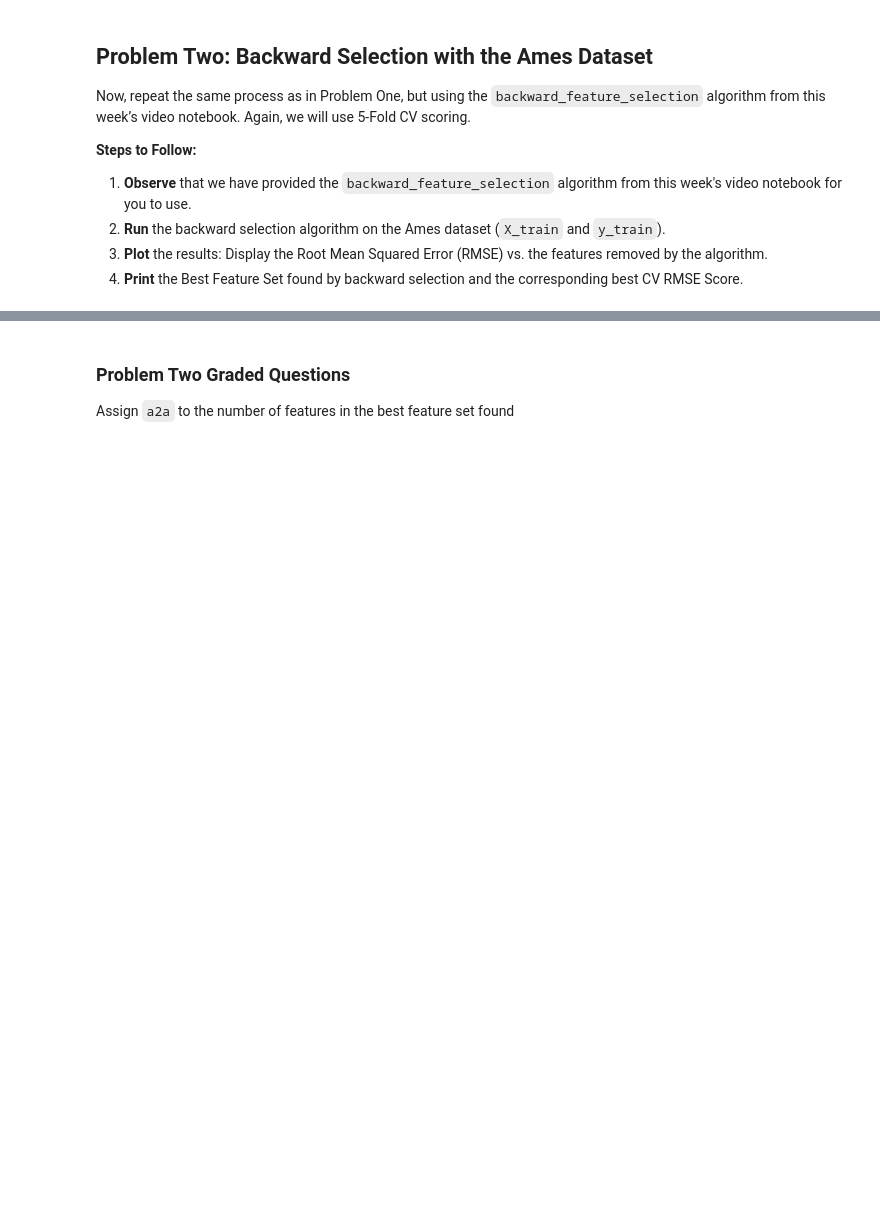
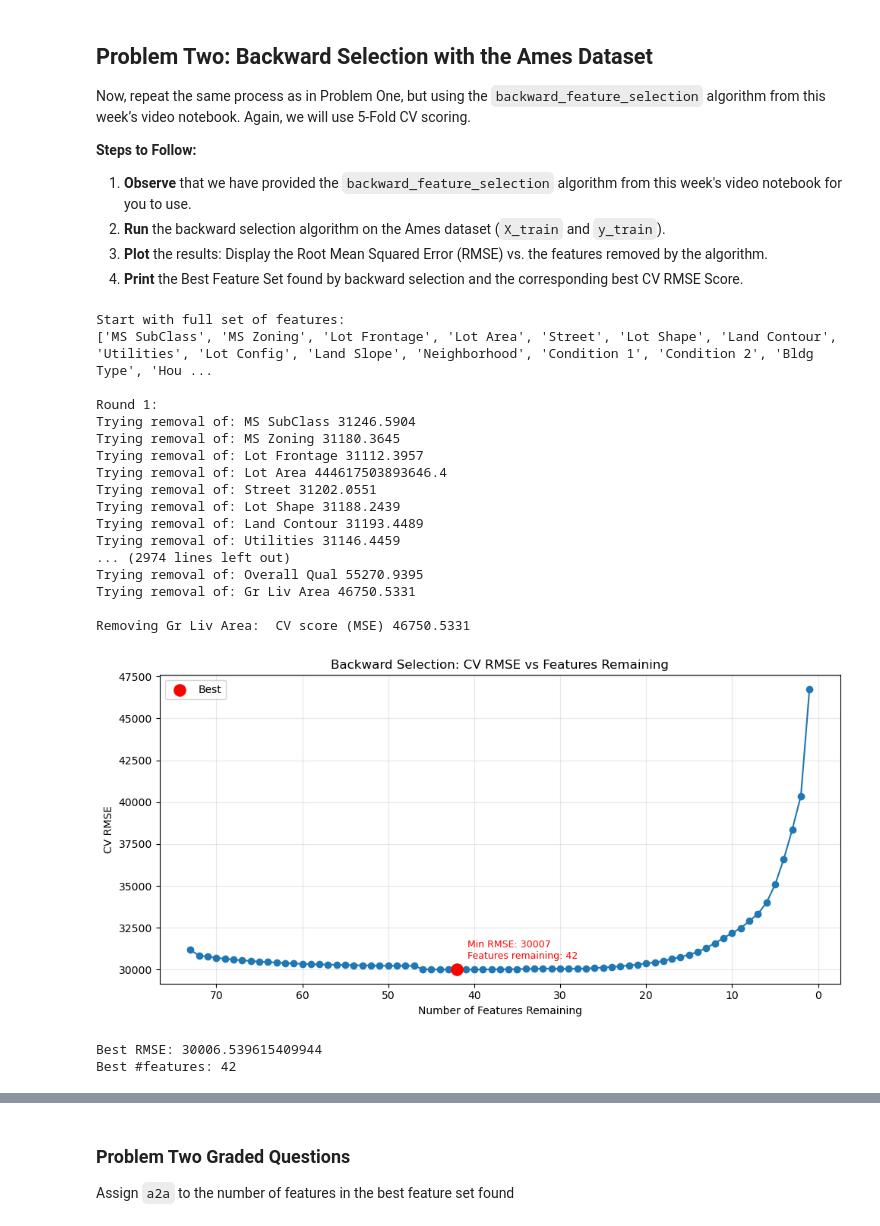
Before and after one commit to ktennant5378/Module-3-Assignments, a Jupyter notebook: Homework_05.ipynb, the cells around one changed output, grey strips where cells are left out. Saved outputs shown, nothing was run; the diff lists cells and outputs as text; code cells hidden in the pictures; blank space fills up the shorter version.

```diff
--- a/Homework_05.ipynb
+++ b/Homework_05.ipynb
@@ -218,7 +337,7 @@ Now, repeat the same process as in Problem One, but using the `backward_feature_
 # Backward Feature Selection
 
 def backward_feature_selection(X, y, model,
-                               scoring='neg_mean_squared_error',
+                               scoring='neg_root_mean_squared_error',
                                cv = 5,
                                tol=None,               # None = no delta cutoff
                                                        # use 0.0 for "no further improvements"
@@ -279,32 +398,60 @@ def backward_feature_selection(X, y, model,
                 feature_to_remove = feature
                 best_new_features = new_feature_set
 
         # Check if improvement is significant enough (if tol is set)
         if tol is not None and (prev_score - lowest_score) < tol:
             if verbose:
                 print("\nStopping early due to minimal improvement.")
             break
 
         # Update the best score and feature set if current removal improves performance
         if lowest_score < best_score:
             best_score = lowest_score
             best_feature_set = best_new_features.copy()
 
         # Update trackers for this round
         prev_score = lowest_score
         features_remaining = best_new_features
         selected_features.append(feature_to_remove)
         best_scores.append(lowest_score)
 
         if verbose:
             print(f'\nRemoving {feature_to_remove}:  CV score (MSE) {np.around(lowest_score, 4)}\n')
         round_num += 1
 
     return (
         selected_features,      # Order in which features were removed
         best_scores,            # CV scores after each removal step
         best_feature_set,       # Feature set that achieved the best CV score
         best_score              # Best (lowest) CV score
     )
+
+
+X = X_train
+y = y_train
+model = LinearRegression()
+
+selected_features, best_scores, best_feature_set, best_score = backward_feature_selection(X, y, model)
+# %% [output]
+Start with full set of features:
+['MS SubClass', 'MS Zoning', 'Lot Frontage', 'Lot Area', 'Street', 'Lot Shape', 'Land Contour', 'Utilities', 'Lot Config', 'Land Slope', 'Neighborhood', 'Condition 1', 'Condition 2', 'Bldg Type', 'Hou ...
+
+Round 1:
+Trying removal of: MS SubClass 31246.5904
+Trying removal of: MS Zoning 31180.3645
+Trying removal of: Lot Frontage 31112.3957
+Trying removal of: Lot Area 444617503893646.4
+Trying removal of: Street 31202.0551
+Trying removal of: Lot Shape 31188.2439
+Trying removal of: Land Contour 31193.4489
+Trying removal of: Utilities 31146.4459
+... (2974 lines left out)
+Trying removal of: Overall Qual 55270.9395
+Trying removal of: Gr Liv Area 46750.5331
+
+Removing Gr Liv Area:  CV score (MSE) 46750.5331
+[figure, added]
+Best RMSE: 30006.539615409944
+Best #features: 42
 # %%
 # Your code here:  Run Backward Feature Selection, plot the results, and print out the Best Feature Set and the Best CV RMSE Score found.
```
Also changed, not shown: parts of 22 cells of this notebook.
